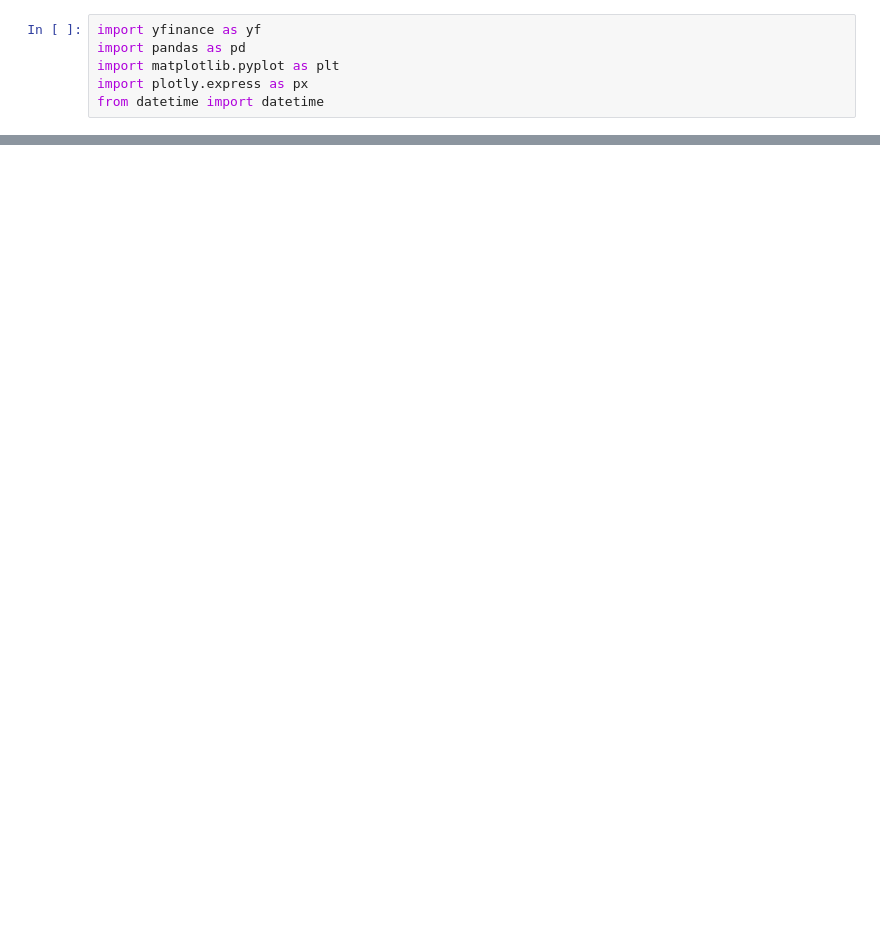
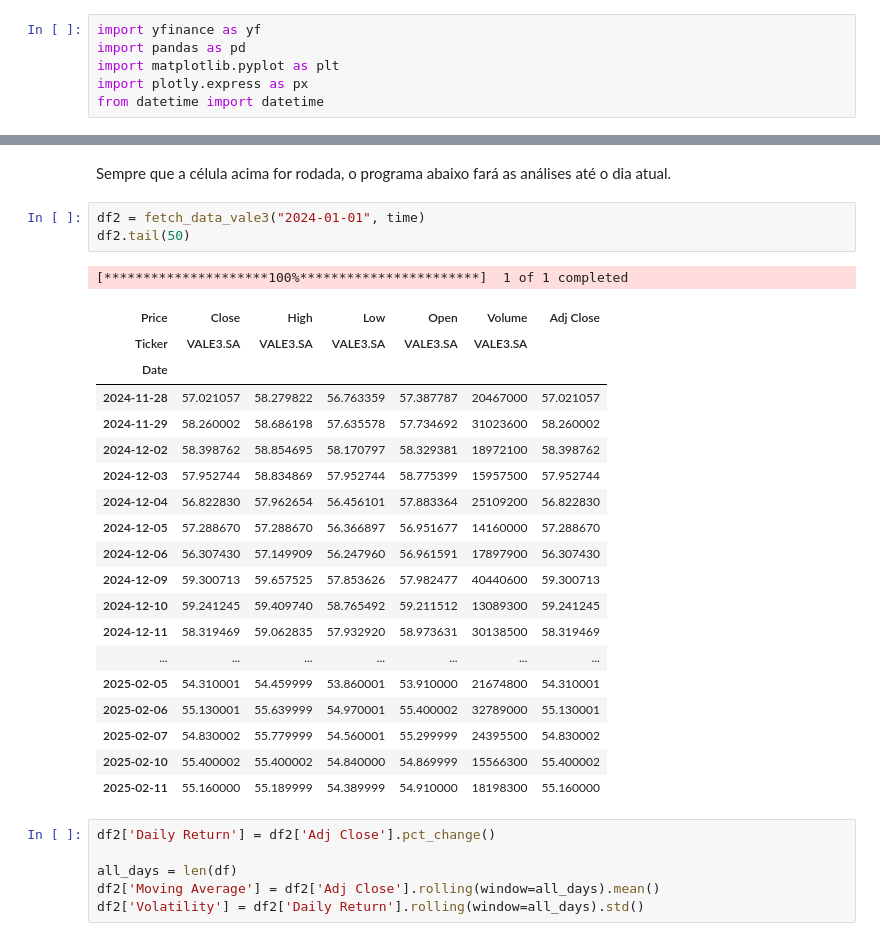
Before and after one commit to AndrePDSSampaio/EquityResearch, a Jupyter notebook: VALE3.ipynb, the cells around one changed output, grey strips where cells are left out. Saved outputs shown, nothing was run; the diff lists cells and outputs as text; blank space fills up the shorter version.

```diff
--- a/VALE3.ipynb
+++ b/VALE3.ipynb
@@ -65 +139,33 @@ def calculate_metrics(data):
+# %% [markdown]
+Sempre que a célula acima for rodada, o programa abaixo fará as análises até o dia atual.
+# %%
+df2 = fetch_data_vale3("2024-01-01", time)
+df2.tail(50)
+# %% [output]
+[*********************100%***********************]  1 of 1 completed
+| Price | Close | High | Low | Open | Volume | Adj Close |
+| Ticker | VALE3.SA | VALE3.SA | VALE3.SA | VALE3.SA | VALE3.SA |  |
+| Date |  |  |  |  |  |  |
+| 2024-11-28 | 57.021057 | 58.279822 | 56.763359 | 57.387787 | 20467000 | 57.021057 |
+| 2024-11-29 | 58.260002 | 58.686198 | 57.635578 | 57.734692 | 31023600 | 58.260002 |
+| 2024-12-02 | 58.398762 | 58.854695 | 58.170797 | 58.329381 | 18972100 | 58.398762 |
+| 2024-12-03 | 57.952744 | 58.834869 | 57.952744 | 58.775399 | 15957500 | 57.952744 |
+| 2024-12-04 | 56.822830 | 57.962654 | 56.456101 | 57.883364 | 25109200 | 56.822830 |
+| 2024-12-05 | 57.288670 | 57.288670 | 56.366897 | 56.951677 | 14160000 | 57.288670 |
+| 2024-12-06 | 56.307430 | 57.149909 | 56.247960 | 56.961591 | 17897900 | 56.307430 |
+| 2024-12-09 | 59.300713 | 59.657525 | 57.853626 | 57.982477 | 40440600 | 59.300713 |
+| 2024-12-10 | 59.241245 | 59.409740 | 58.765492 | 59.211512 | 13089300 | 59.241245 |
+| 2024-12-11 | 58.319469 | 59.062835 | 57.932920 | 58.973631 | 30138500 | 58.319469 |
+| ... | ... | ... | ... | ... | ... | ... |
+| 2025-02-05 | 54.310001 | 54.459999 | 53.860001 | 53.910000 | 21674800 | 54.310001 |
+| 2025-02-06 | 55.130001 | 55.639999 | 54.970001 | 55.400002 | 32789000 | 55.130001 |
+| 2025-02-07 | 54.830002 | 55.779999 | 54.560001 | 55.299999 | 24395500 | 54.830002 |
+| 2025-02-10 | 55.400002 | 55.400002 | 54.840000 | 54.869999 | 15566300 | 55.400002 |
+| 2025-02-11 | 55.160000 | 55.189999 | 54.389999 | 54.910000 | 18198300 | 55.160000 |
+# %%
+df2['Daily Return'] = df2['Adj Close'].pct_change()
+
+all_days = len(df)
+df2['Moving Average'] = df2['Adj Close'].rolling(window=all_days).mean()
+df2['Volatility'] = df2['Daily Return'].rolling(window=all_days).std()
 # %%
```
Also changed, not shown: parts of 17 cells of this notebook.
